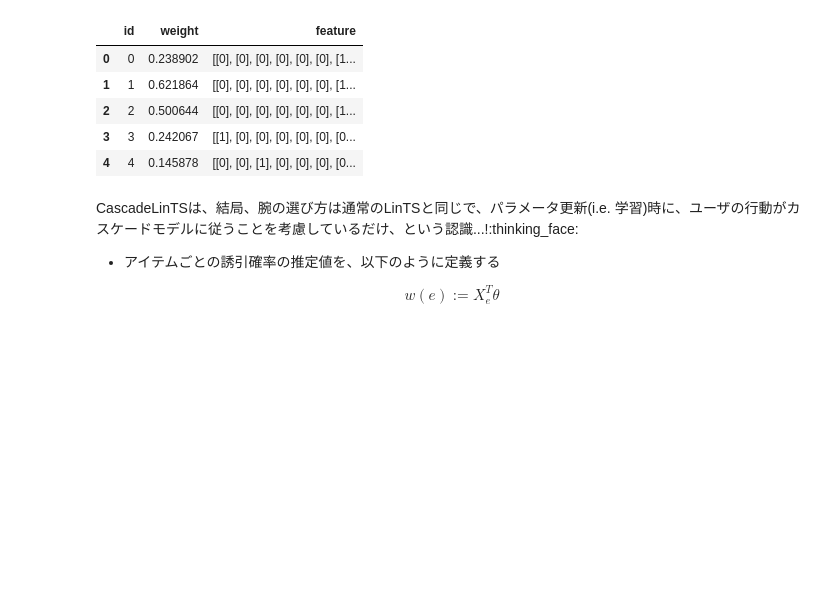
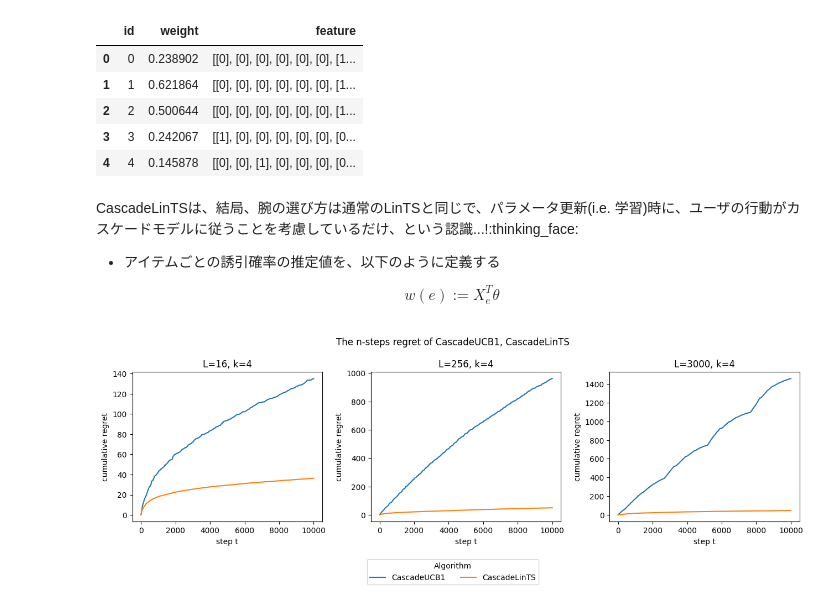
Before and after one commit to morinota/TIL, a Jupyter notebook: machine_learning/bandit_algorithms/ウェブ最適化で始める機械学習/cascade_model.ipynb, the cells around one changed output. Cells and saved outputs as stored; diff of their text form; code cells hidden in the pictures; blank space fills up the shorter version.

```diff
--- a/machine_learning/bandit_algorithms/ウェブ最適化で始める機械学習/cascade_model.ipynb
+++ b/machine_learning/bandit_algorithms/ウェブ最適化で始める機械学習/cascade_model.ipynb
@@ -76,33 +76,37 @@ class Agent(ABC):
 class Env(ABC):
     @abstractmethod
     def click(self, A: list[int]) -> int:
-        """C_{t}を返す。もし何もクリックしなかった場合は、-1を返す"""
+        """
+        渡されたアイテムリストに基づいて、ユーザがクリックしたアイテムのインデックス C_{t} を返す。
+        もし何もクリックしなかった場合は、-1を返す。
+        あ、この問題設定は、Multiple PlaysのMABじゃなくて、通常のSingle PlayのMABなんだ。
+        もしMultiple PlaysのMABの問題設定の場合は、ここがlist[int]を返すように変更する必要がありそう。
+        """
         pass
 
     @abstractmethod
-    def weights(self, A: list[int]) -> list[float]:
-        """渡されたリストに基づいて、各アイテムの重みを返す"""
+    def get_true_weights(self, A: list[int]) -> list[float]:
+        """渡されたアイテムリストに基づいて、各アイテムの重み(=誘引確率)を返す"""
         pass
 
     @abstractmethod
     def optimal_weights(self, k: int) -> list[float]:
-        """理想リストの重みを返す"""
+        """理想リスト(=最も誘引確率の高いアイテム上位k個)の重み(=誘引確率)を返す"""
         pass
 # %%
 class CascadingModelEnv(Env):
-    def __init__(self, E: list[float]):
+    def __init__(self, true_weights: list[float]):
         # 初期化時に、すべてのアイテム集合Eのクリック確率 p(e) を受け取る
-        self.E = E
+        self.true_weights = true_weights
 
     def click(self, A: list[int]) -> int:
-        """各アイテムのクリック期待値 E_{p(r|e)}[r] を元にサンプリング。クリックがあればそのインデックスを返す"""
-        for i, item in enumerate(A):
-            if self.E[item] > np.random.random():
+        for i, item_idx in enumerate(A):
+            if self.true_weights[item_idx] > np.random.random():
                 return i + 1
         return -1
 
-    def weights(self, A: list[int]) -> list[float]:
-        return [self.E[i] for i in A]
+    def get_true_weights(self, A: list[int]) -> list[float]:
+        return [self.true_weights[i] for i in A]
 
     def optimal_weights(self, k: int) -> list[float]:
         return sorted(E, reverse=True)[:k]
@@ -182,15 +183,15 @@ def simulate(agent: Agent, env: Env, k: int, steps: int) -> list[float]:
         click = env.click(a)
         agent.observe(a, click)
 
-        setting_weights = env.weights(a)
+        setting_weights = env.get_true_weights(a)
         cumulative_regret += regret(optimal_weights, setting_weights)
         regret_cumulative_history.append(cumulative_regret)
 
     return regret_cumulative_history
 # %%
-E = [0.3, 0.2, 0.25, 0.1, 0.1, 0.24, 0.2, 0.1, 0.21, 0.1]
-env = CascadingModelEnv(E=E)
-agent = CascadeUCB1Agent(E=E, p=0.2)
+true_weights = [0.3, 0.2, 0.25, 0.1, 0.1, 0.24, 0.2, 0.1, 0.21, 0.1]
+env = CascadingModelEnv(true_weights=true_weights)
+agent = CascadeUCB1Agent(E=true_weights, p=0.2)
 
 regret_cumulative_history = simulate(agent=agent, env=env, k=3, steps=100000)
 
@@ -324,33 +325,35 @@ weight_by_tag = {
 
 fig = plt.figure(figsize=(13, 4))
 fig.suptitle("The n-steps regret of CascadeUCB1, CascadeLinTS")
 
 for i, l in enumerate(L):
     df = gen_items(weight_by_tag=weight_by_tag, L=l)
-    E = df["weight"].to_list()
+    true_weights = df["weight"].to_list()
 
-    env = CascadingModelEnv(E=E)
+    env = CascadingModelEnv(true_weights=true_weights)
 
     cascadelints_agent = CascadeLinTSAgent(d=len(weight_by_tag), sigma=1, features=df.drop("weight", axis=1))
-    cascadeucb_agent = CascadeUCB1Agent(E=E, p=0.2)
+    cascadeucb_agent = CascadeUCB1Agent(E=true_weights, p=0.2)
 
     cascadeucb1_regret_cumulative_history = simulate(agent=cascadeucb_agent, env=env, k=k, steps=steps)
     cascadelints_regret_cumulative_history = simulate(agent=cascadelints_agent, env=env, k=k, steps=steps)
 
     ax = fig.add_subplot(1, 3, i + 1)
     ax.set_title(f"L={l}, k=4")
     ax.plot(cascadeucb1_regret_cumulative_history, label="CascadeUCB1")
     ax.plot(cascadelints_regret_cumulative_history, label="CascadeLinTS")
     ax.set_xlabel("step t")
     ax.set_ylabel("cumulative regret")
 
 fig.legend(
     ["CascadeUCB1", "CascadeLinTS"],
     loc="upper center",
     borderaxespad=0.1,
     title="Algorithm",
     bbox_to_anchor=(0.5, -0.02),
     ncol=2,
 )
 fig.tight_layout()
 plt.show()
+# %% [output]
+[figure, added]
```
Also changed, not shown: parts of 1 cell of this notebook, 12 other files.
